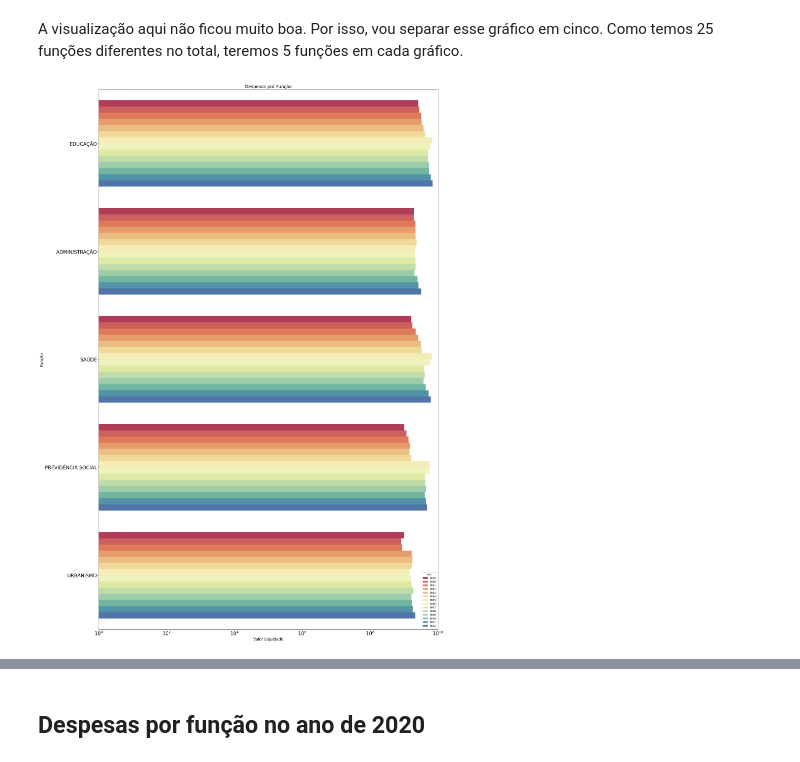
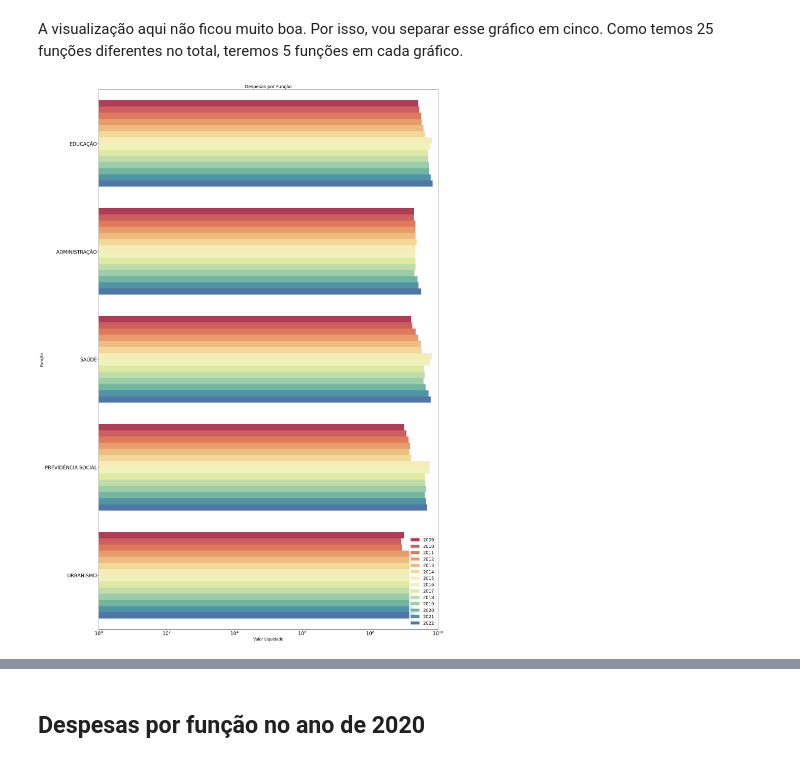
Before and after one commit to n3vrmr/despesas_df, a Jupyter notebook: cadernos_jupyter/apresentar.ipynb, the cells around one changed output, grey strips where cells are left out. Cells and saved outputs as stored; diff of their text form; code cells hidden in the pictures.

```diff
--- a/cadernos_jupyter/apresentar.ipynb
+++ b/cadernos_jupyter/apresentar.ipynb
@@ -61,27 +57,28 @@ A visualização aqui não ficou muito boa. Por isso, vou separar esse gráfico
 # %%
 function_list = ["EDUCAÇÃO","ADMINISTRAÇÃO","SAÚDE","PREVIDÊNCIA SOCIAL",
                  "URBANISMO","TRANSPORTE","ENCARGOS ESPECIAIS","LEGISLATIVA",
                  "ASSISTÊNCIA SOCIAL","SEGURANÇA PÚBLICA","AGRICULTURA",
                  "CULTURA","ENERGIA","DESPORTO E LAZER","COMÉRCIO E SERVIÇOS",
                  "CIÊNCIA E TECNOLOGIA","TRABALHO","GESTÃO AMBIENTAL",
                  "DIREITOS DA CIDADANIA","SANEAMENTO","HABITAÇÃO","JUDICIÁRIA",
                  "COMUNICAÇÕES","ESSENCIAL À JUSTIÇA","INDÚSTRIA"]
 
 dpf_all_findex = dpf_all_years.set_index("FUNÇÃO")
 dpf_top5 = dpf_all_findex.loc[function_list[0:5]].reset_index()
 
 plt.figure(figsize=(25,40))
 ax_log1 = sns.barplot(data=dpf_top5,x="LIQUIDADO",y="FUNÇÃO",hue="Ano",
                       palette="Spectral")
 ax_log1.axes.set_title("Despesas por Função",fontsize=18) # title
 ax_log1.set_xlabel("Valor Liquidado",fontsize=16) # x axis label
 ax_log1.set_ylabel("Função",fontsize=16) # y axis label
 ax_log1.tick_params(labelsize=20)
 ax_log1.set_xscale("log") # setting to log scale for better visualization
 ax_log1.set_xlim(left=1.0e0,right=1.0e10)
+plt.legend(fontsize=18)
 plt.show()
 # %% [output]
-[figure, old version]
+[figure, new version]
 # %%
 dpf_all_findex = dpf_all_years.set_index("FUNÇÃO")
 dpf_5to10 = dpf_all_findex.loc[function_list[5:10]].reset_index()
```
Also changed, not shown: parts of 9 cells of this notebook.
